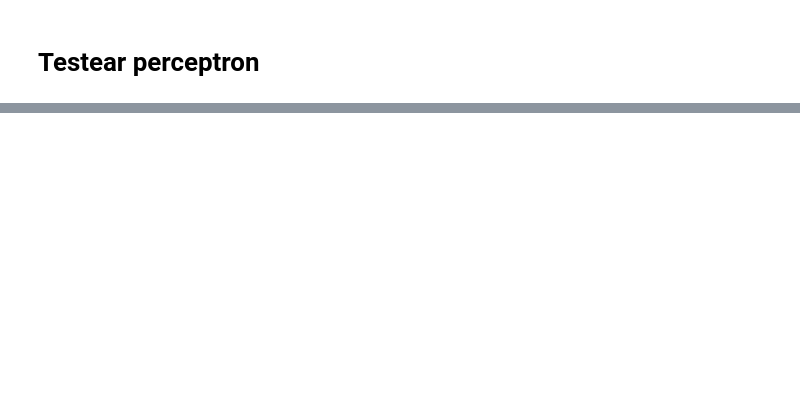
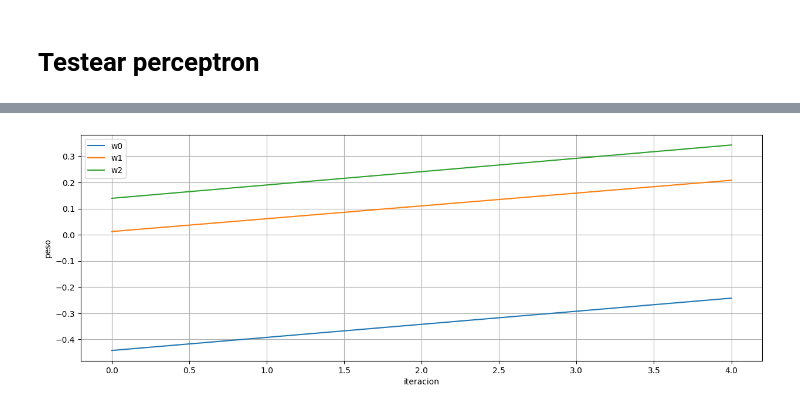
Before and after one commit to Lucasa98/Inteligencia-Computacional-2025, a Jupyter notebook: Práctica/Guia1/Ej1.ipynb, the cells around one changed output, grey strips where cells are left out. Cells and saved outputs as stored; diff of their text form; code cells hidden in the pictures; blank space fills up the shorter version.

```diff
--- a/Práctica/Guia1/Ej1.ipynb
+++ b/Práctica/Guia1/Ej1.ipynb
@@ -56,0 +88,4 @@ Tasa de error en testing: 0.0
+# %%
+perceptron.graphWeightEvol()
+# %% [output]
+[figure, added]
```
Also changed, not shown: parts of 4 cells of this notebook.
